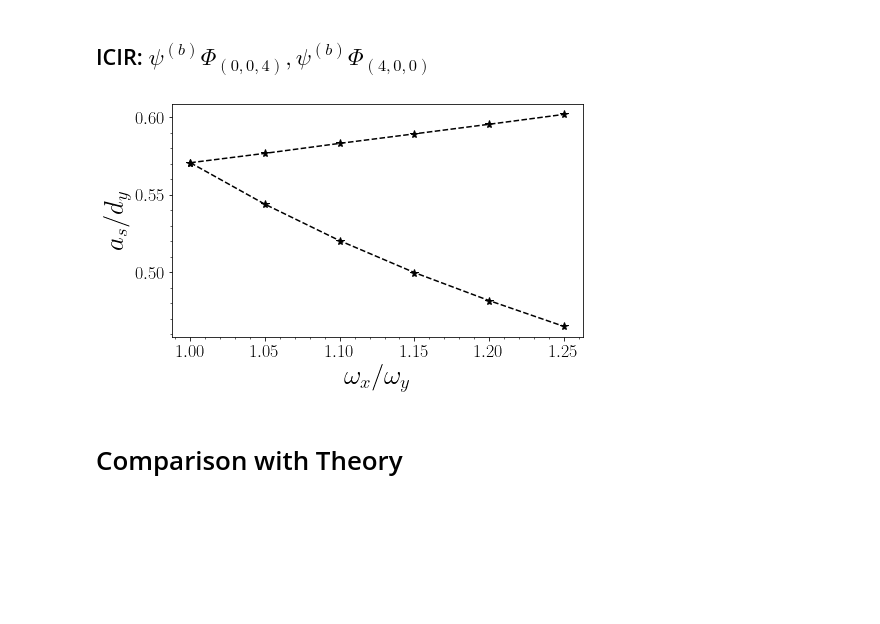
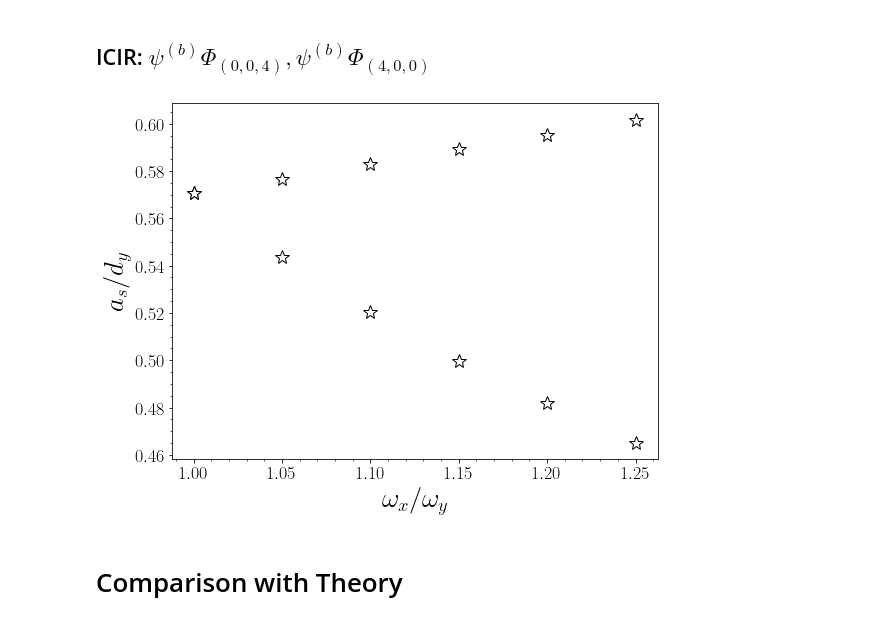
Before and after one commit to TsspGit/Ultracold_Atoms_src, a Jupyter notebook: Analysis/q3d/ICIR_LiLi_q3d.ipynb, the cells around one changed output. Drawn from its saved outputs; the diff is of its cells as text; code cells hidden in the pictures; blank space fills up the shorter version.

```diff
--- a/Analysis/q3d/ICIR_LiLi_q3d.ipynb
+++ b/Analysis/q3d/ICIR_LiLi_q3d.ipynb
@@ -25,20 +25,20 @@ wxwy = [1, 1.05, 1.1, 1.15, 1.20, 1.25]
 ady_040 = np.array([0.5706238296829157, 5.766704639003399357e-01, 5.831008618466336779e-01, 0.5892340977799879, 0.5954192051008763, 0.6017787287934351])
 ady_400 = np.array([0.5706238296829157, 5.438213446870238110e-01, 5.203446640869938689e-01, 0.49978460598090463, 0.48171982795601725, 0.46508794534875464])
 # %%
-fig, ax = plt.subplots(figsize=aursize)
-ax.plot(wxwy, ady_040, 'k--*', markersize=8)
-ax.plot(wxwy, ady_400, 'k--*', markersize=8)
+fig, ax = plt.subplots(figsize=(8,6))
+ax.plot(wxwy, ady_040, 'w*', markersize=14, markeredgecolor='k')
+ax.plot(wxwy, ady_400, 'w*', markersize=14, markeredgecolor='k')
 #ax.set_xlim(0.997, 1.254)
 #ax.set_ylim(0.50, 0.59)
 ax.set_xlabel('$\omega_x/\omega_y$')
 ax.set_ylabel('$a_s/d_y$')
 ax.xaxis.set_minor_locator(AutoMinorLocator())
 ax.yaxis.set_minor_locator(AutoMinorLocator())
 #plt.grid()
 plt.tight_layout()
-#fig.savefig('Results/Figures/ICIR_q3d.png', dpi=200)
+fig.savefig('Results/Figures/ICIR_q3d.png', dpi=200)
 # %% [output]
-[figure, old version]
+[figure, new version]
 # %% [markdown]
 # Comparison with Theory
 # %%
```
Also changed, not shown: 36 other files.
